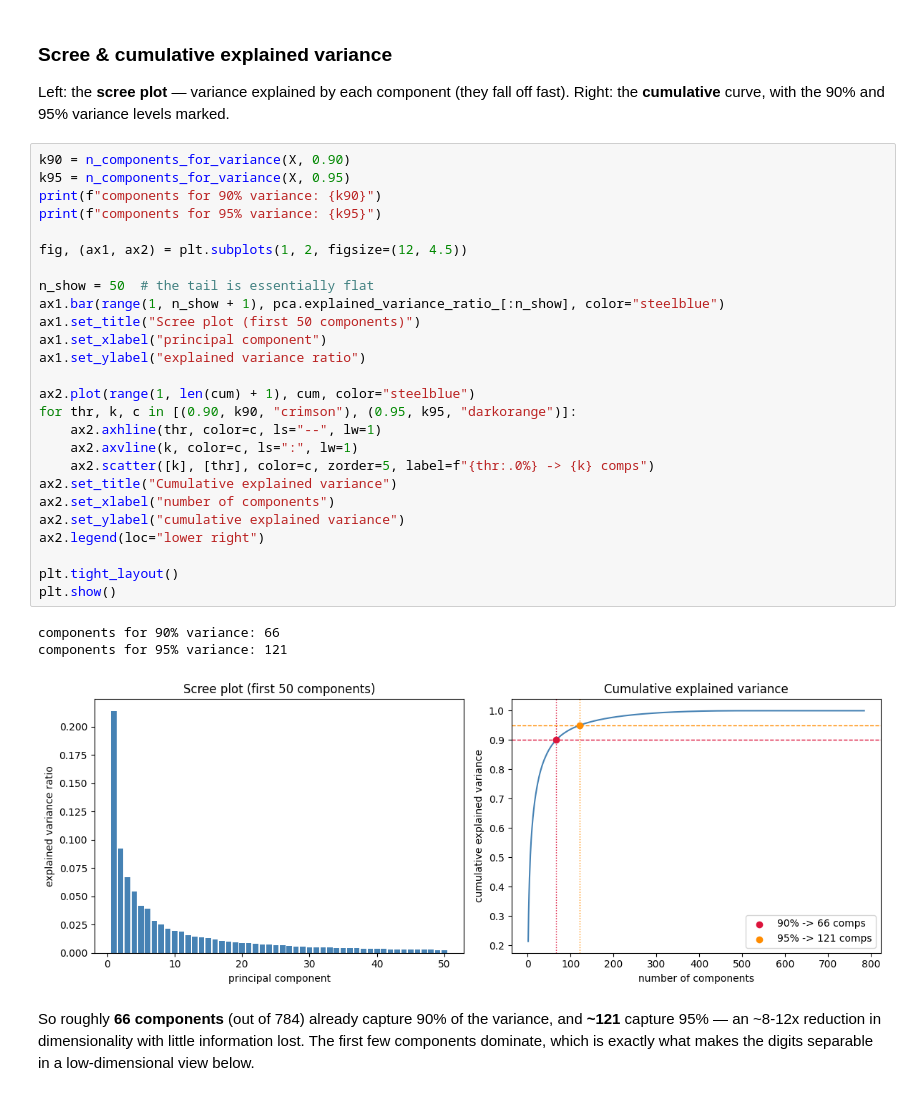
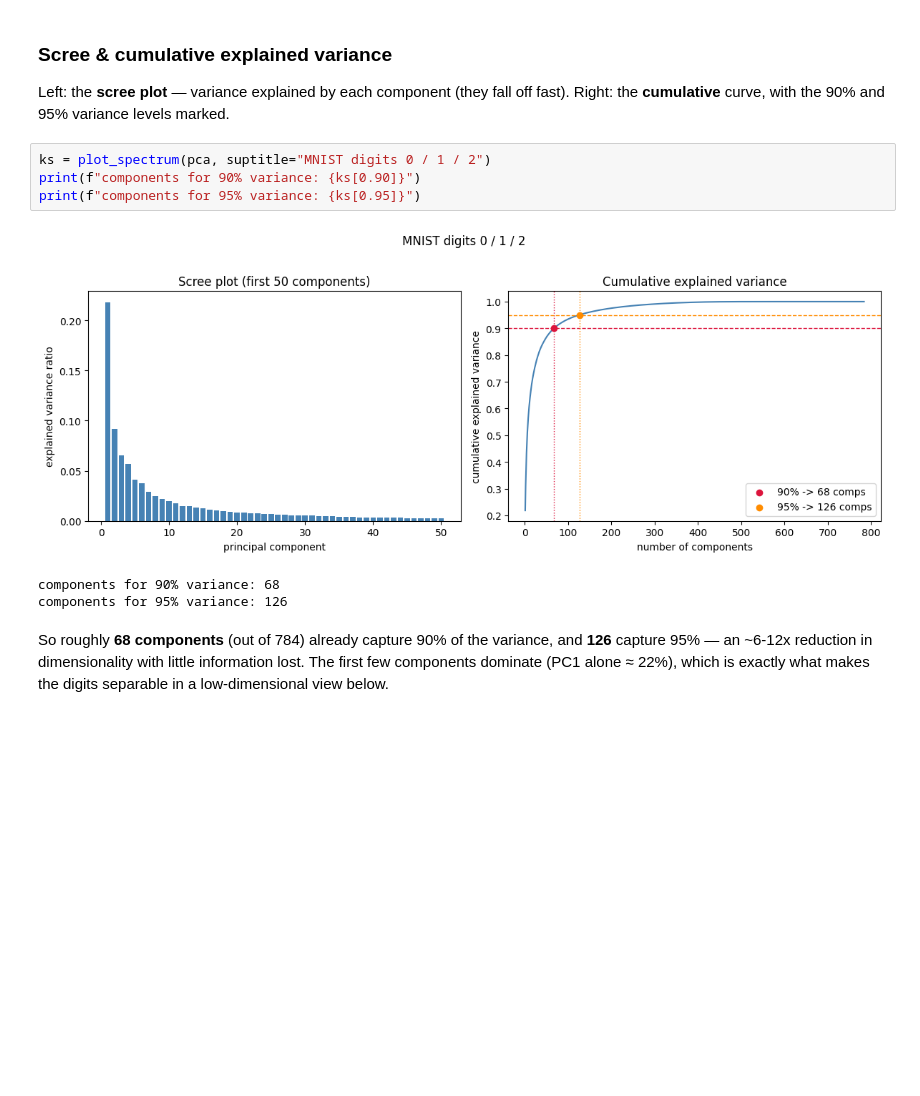
Before and after one commit to t0r3l/Unsupervised_Deep_Learning, a Jupyter notebook: src/pca/dim_reduction.ipynb, the cells around one changed output. Saved outputs shown, nothing was run; the diff lists cells and outputs as text; blank space fills up the shorter version.

```diff
--- a/src/pca/dim_reduction.ipynb
+++ b/src/pca/dim_reduction.ipynb
@@ -117,34 +141,12 @@ print(one_image_coords[0, :5])
 
 Left: the **scree plot** — variance explained by each component (they fall off fast). Right: the **cumulative** curve, with the 90% and 95% variance levels marked.
 # %%
-k90 = n_components_for_variance(X, 0.90)
-k95 = n_components_for_variance(X, 0.95)
-print(f"components for 90% variance: {k90}")
-print(f"components for 95% variance: {k95}")
-
-fig, (ax1, ax2) = plt.subplots(1, 2, figsize=(12, 4.5))
-
-n_show = 50  # the tail is essentially flat
-ax1.bar(range(1, n_show + 1), pca.explained_variance_ratio_[:n_show], color="steelblue")
-ax1.set_title("Scree plot (first 50 components)")
-ax1.set_xlabel("principal component")
-ax1.set_ylabel("explained variance ratio")
-
-ax2.plot(range(1, len(cum) + 1), cum, color="steelblue")
-for thr, k, c in [(0.90, k90, "crimson"), (0.95, k95, "darkorange")]:
-    ax2.axhline(thr, color=c, ls="--", lw=1)
-    ax2.axvline(k, color=c, ls=":", lw=1)
-    ax2.scatter([k], [thr], color=c, zorder=5, label=f"{thr:.0%} -> {k} comps")
-ax2.set_title("Cumulative explained variance")
-ax2.set_xlabel("number of components")
-ax2.set_ylabel("cumulative explained variance")
-ax2.legend(loc="lower right")
-
-plt.tight_layout()
-plt.show()
+ks = plot_spectrum(pca, suptitle="MNIST digits 0 / 1 / 2")
+print(f"components for 90% variance: {ks[0.90]}")
+print(f"components for 95% variance: {ks[0.95]}")
 # %% [output]
+[figure, new version]
-components for 90% variance: 66
-components for 95% variance: 121
+components for 90% variance: 68
+components for 95% variance: 126
-[figure, old version]
 # %% [markdown]
-So roughly **66 components** (out of 784) already capture 90% of the variance, and **~121** capture 95% — an ~8-12x reduction in dimensionality with little information lost. The first few components dominate, which is exactly what makes the digits separable in a low-dimensional view below.
+So roughly **68 components** (out of 784) already capture 90% of the variance, and **126** capture 95% — an ~6-12x reduction in dimensionality with little information lost. The first few components dominate (PC1 alone ≈ 22%), which is exactly what makes the digits separable in a low-dimensional view below.
```
Also changed, not shown: parts of 32 cells of this notebook, 8 other files.
